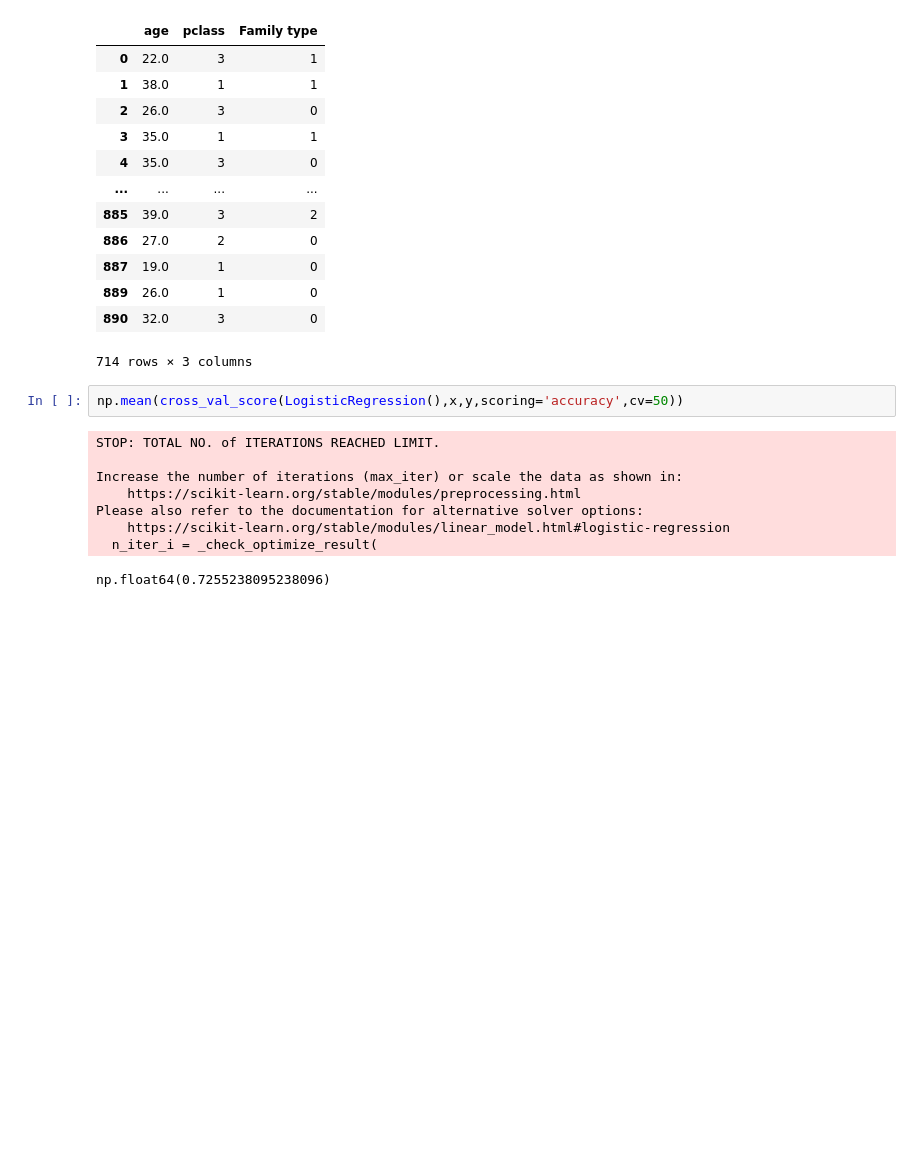
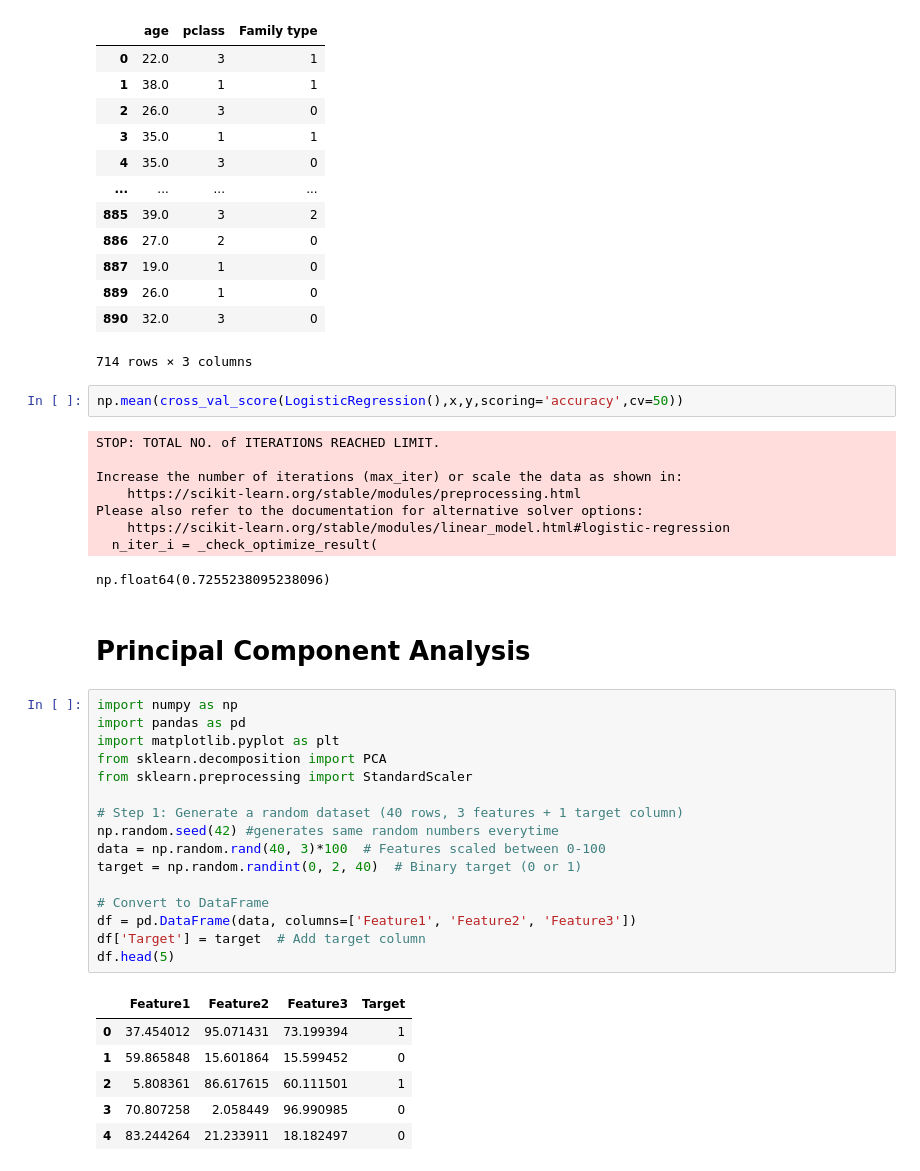
Before and after one commit to pragatii-sharmaa/Machine-Learning-Algorithms-code, a Jupyter notebook: ML(1_).ipynb, the cells around one changed output. Drawn from its saved outputs; the diff is of its cells as text; blank space fills up the shorter version.

```diff
--- a/ML(1_).ipynb
+++ b/ML(1_).ipynb
@@ -1492,3 +1492,28 @@ Please also refer to the documentation for alternative solver options:
     https://scikit-learn.org/stable/modules/linear_model.html#logistic-regression
   n_iter_i = _check_optimize_result(
 np.float64(0.7255238095238096)
+# %% [markdown]
+# Principal Component Analysis
+# %%
+import numpy as np
+import pandas as pd
+import matplotlib.pyplot as plt
+from sklearn.decomposition import PCA
+from sklearn.preprocessing import StandardScaler
+
+# Step 1: Generate a random dataset (40 rows, 3 features + 1 target column)
+np.random.seed(42) #generates same random numbers everytime
+data = np.random.rand(40, 3)*100  # Features scaled between 0-100
+target = np.random.randint(0, 2, 40)  # Binary target (0 or 1)
+
+# Convert to DataFrame
+df = pd.DataFrame(data, columns=['Feature1', 'Feature2', 'Feature3'])
+df['Target'] = target  # Add target column
+df.head(5)
+# %% [output]
+|  | Feature1 | Feature2 | Feature3 | Target |
+| 0 | 37.454012 | 95.071431 | 73.199394 | 1 |
+| 1 | 59.865848 | 15.601864 | 15.599452 | 0 |
+| 2 | 5.808361 | 86.617615 | 60.111501 | 1 |
+| 3 | 70.807258 | 2.058449 | 96.990985 | 0 |
+| 4 | 83.244264 | 21.233911 | 18.182497 | 0 |
```
Also changed, not shown: parts of 6 cells of this notebook.
